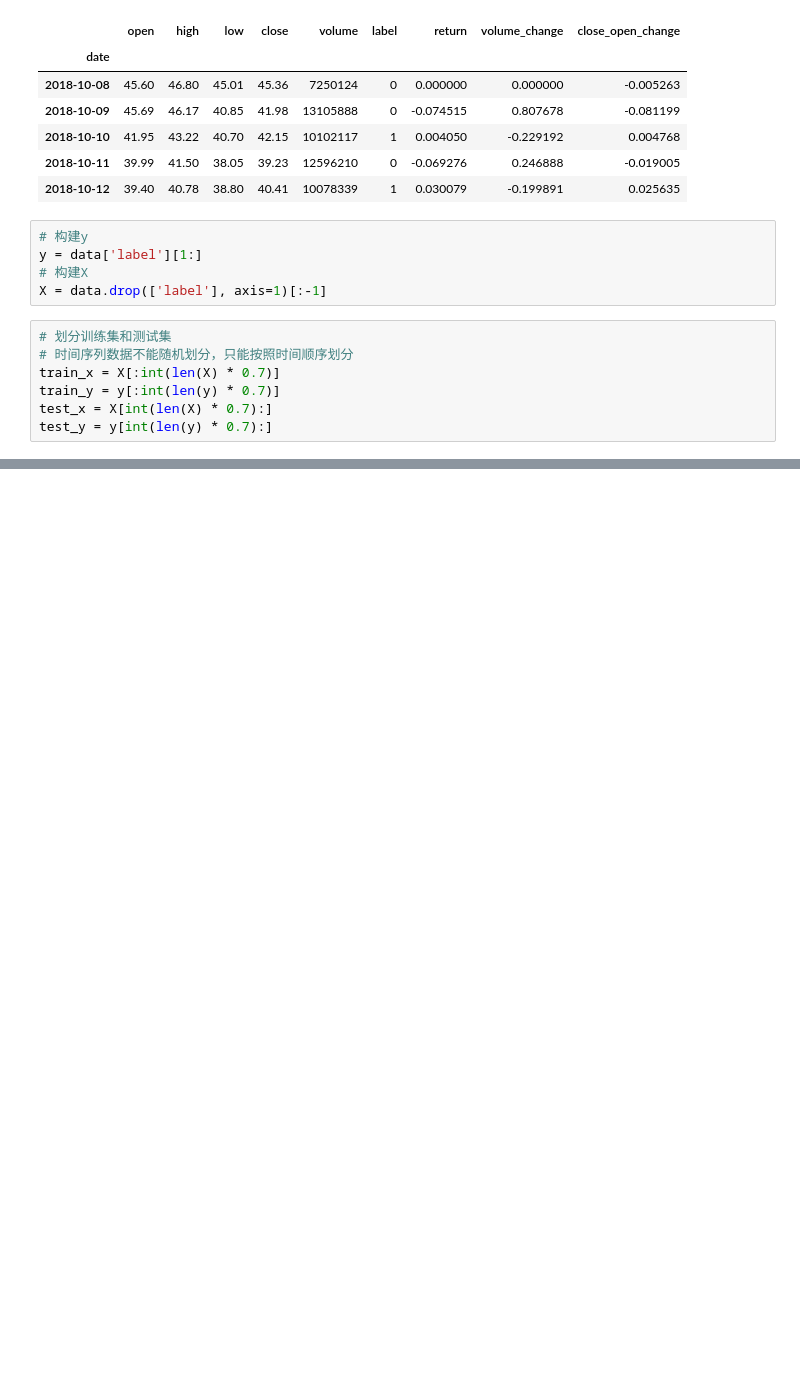
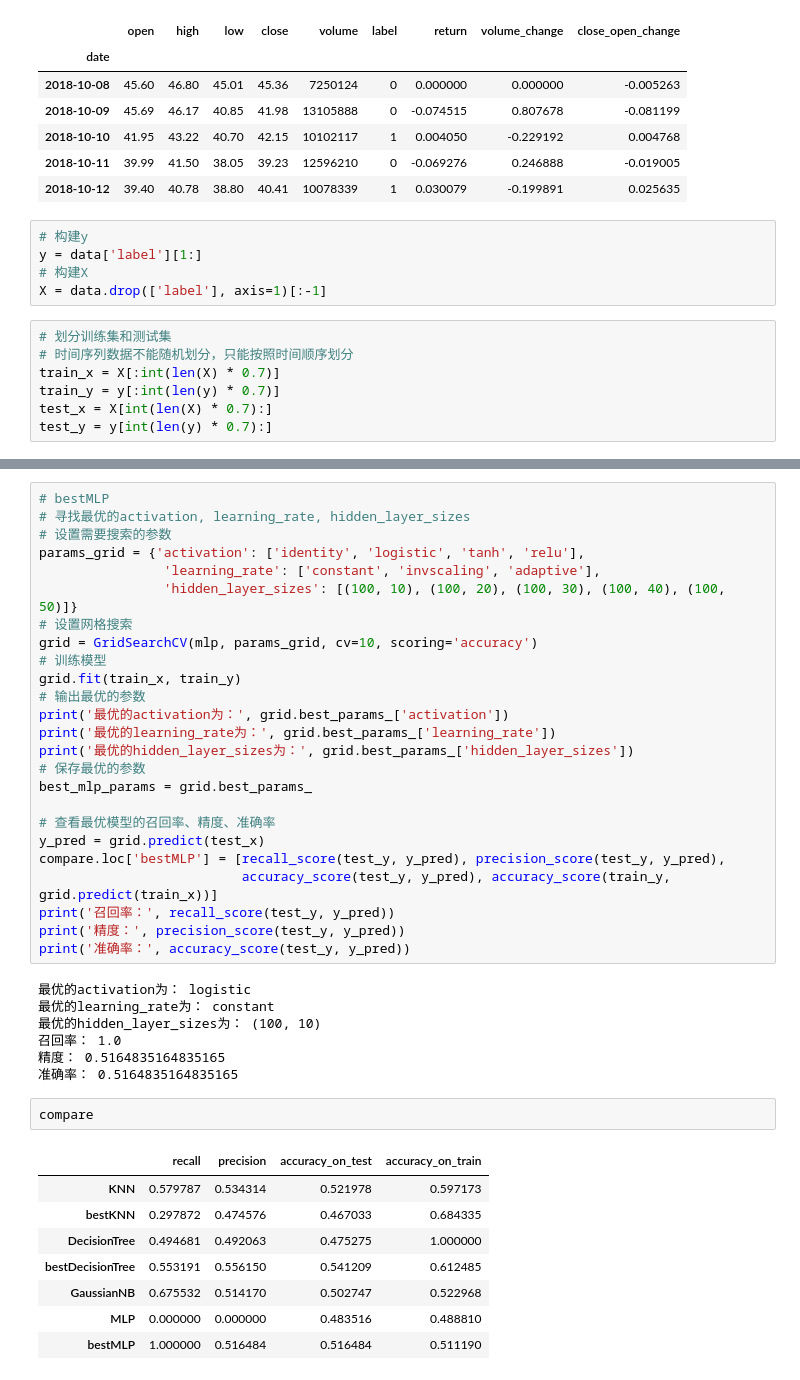
Before and after one commit to sfcs0311/AllThings, a Jupyter notebook: 大数据/大作业/main.ipynb, the cells around one changed output, grey strips where cells are left out. Drawn from its saved outputs; the diff is of its cells as text; blank space fills up the shorter version.

```diff
--- a/大数据/大作业/main.ipynb
+++ b/大数据/大作业/main.ipynb
@@ -232,0 +358,43 @@ y_pred = mlp.predict(test_x)
+# %%
+# bestMLP
+# 寻找最优的activation, learning_rate, hidden_layer_sizes
+# 设置需要搜索的参数
+params_grid = {'activation': ['identity', 'logistic', 'tanh', 'relu'],
+                'learning_rate': ['constant', 'invscaling', 'adaptive'],
+                'hidden_layer_sizes': [(100, 10), (100, 20), (100, 30), (100, 40), (100, 50)]}
+# 设置网格搜索
+grid = GridSearchCV(mlp, params_grid, cv=10, scoring='accuracy')
+# 训练模型
+grid.fit(train_x, train_y)
+# 输出最优的参数
+print('最优的activation为：', grid.best_params_['activation'])
+print('最优的learning_rate为：', grid.best_params_['learning_rate'])
+print('最优的hidden_layer_sizes为：', grid.best_params_['hidden_layer_sizes'])
+# 保存最优的参数
+best_mlp_params = grid.best_params_
+
+# 查看最优模型的召回率、精度、准确率
+y_pred = grid.predict(test_x)
+compare.loc['bestMLP'] = [recall_score(test_y, y_pred), precision_score(test_y, y_pred),
+                          accuracy_score(test_y, y_pred), accuracy_score(train_y, grid.predict(train_x))]
+print('召回率：', recall_score(test_y, y_pred))
+print('精度：', precision_score(test_y, y_pred))
+print('准确率：', accuracy_score(test_y, y_pred))
+# %% [output]
+最优的activation为： logistic
+最优的learning_rate为： constant
+最优的hidden_layer_sizes为： (100, 10)
+召回率： 1.0
+精度： 0.5164835164835165
+准确率： 0.5164835164835165
+# %%
+compare
+# %% [output]
+|  | recall | precision | accuracy_on_test | accuracy_on_train |
+| KNN | 0.579787 | 0.534314 | 0.521978 | 0.597173 |
+| bestKNN | 0.297872 | 0.474576 | 0.467033 | 0.684335 |
+| DecisionTree | 0.494681 | 0.492063 | 0.475275 | 1.000000 |
+| bestDecisionTree | 0.553191 | 0.556150 | 0.541209 | 0.612485 |
+| GaussianNB | 0.675532 | 0.514170 | 0.502747 | 0.522968 |
+| MLP | 0.000000 | 0.000000 | 0.483516 | 0.488810 |
+| bestMLP | 1.000000 | 0.516484 | 0.516484 | 0.511190 |
```
Also changed, not shown: parts of 21 cells of this notebook, 1 other file.
